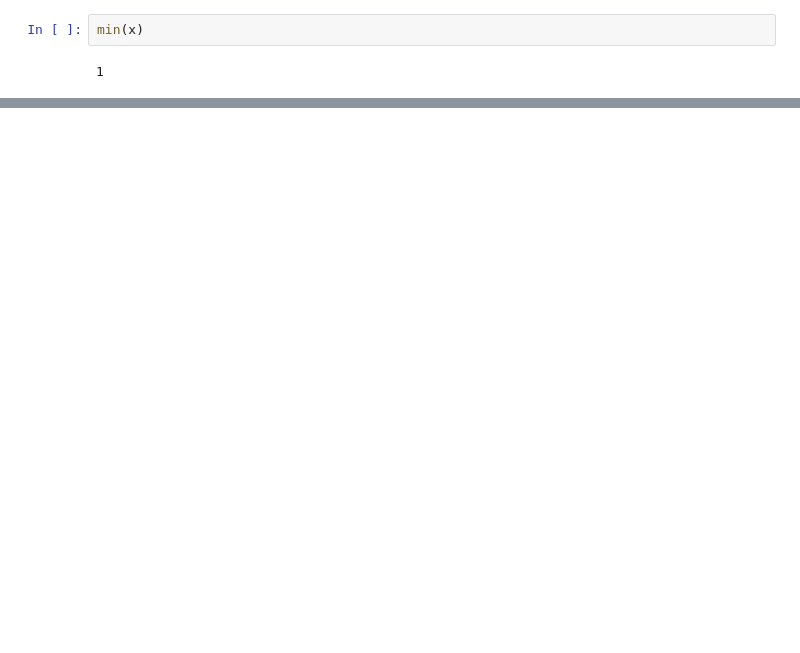
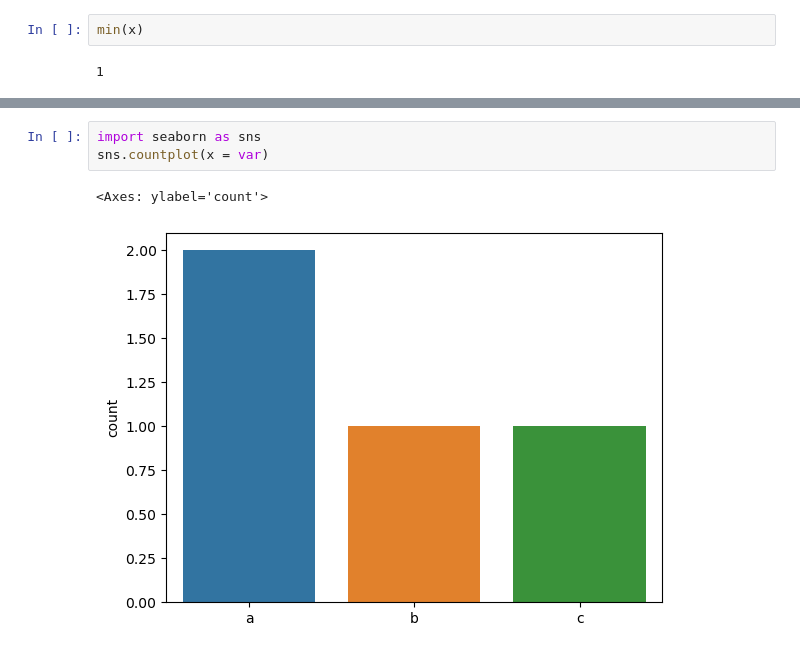
Before and after one commit to CheonSeWan/kit_bigdata, a Jupyter notebook: src/chapter03.ipynb, the cells around one changed output, grey strips where cells are left out. Saved outputs shown, nothing was run; the diff lists cells and outputs as text; blank space fills up the shorter version.

```diff
--- a/src/chapter03.ipynb
+++ b/src/chapter03.ipynb
@@ -122,0 +165,6 @@ x_max
+# %%
+import seaborn as sns
+sns.countplot(x = var)
+# %% [output]
+<Axes: ylabel='count'>
+[figure, added]
```
Also changed, not shown: parts of 19 cells of this notebook.
